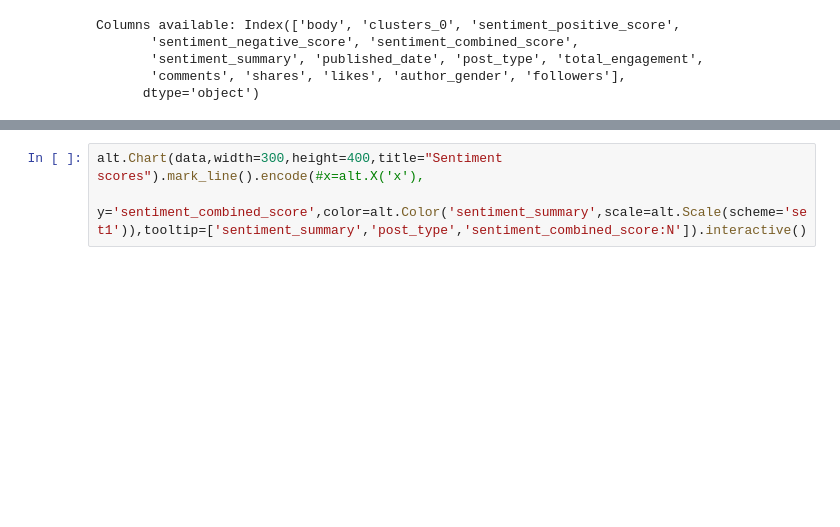
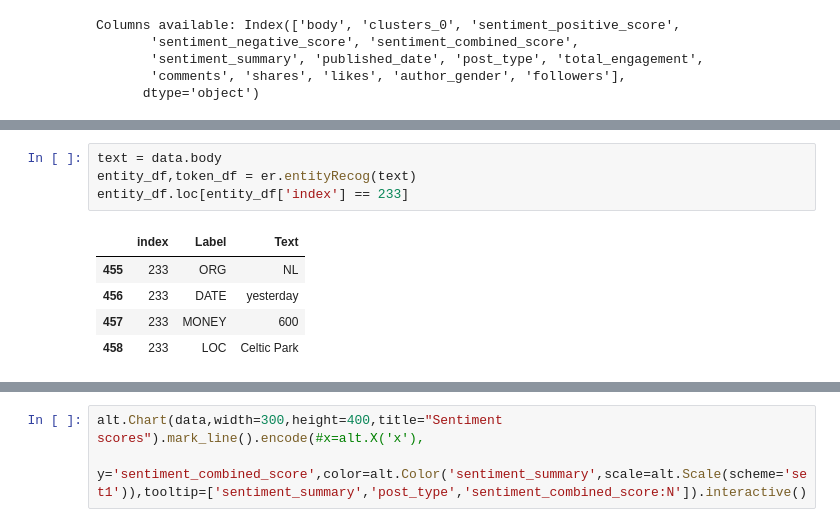
Before and after one commit to bsminu/NLP_Twitter_Analysis, a Jupyter notebook: src/Twitter Analysis.ipynb, the cells around one changed output, grey strips where cells are left out. Cells and saved outputs as stored; diff of their text form; blank space fills up the shorter version.

```diff
--- a/src/Twitter Analysis.ipynb
+++ b/src/Twitter Analysis.ipynb
@@ -26,0 +120,10 @@ data.head()
+# %%
+text = data.body
+entity_df,token_df = er.entityRecog(text)
+entity_df.loc[entity_df['index'] == 233]
+# %% [output]
+|  | index | Label | Text |
+| 455 | 233 | ORG | NL |
+| 456 | 233 | DATE | yesterday |
+| 457 | 233 | MONEY | 600 |
+| 458 | 233 | LOC | Celtic Park |
```
Also changed, not shown: parts of 25 cells of this notebook, 4 other files.
